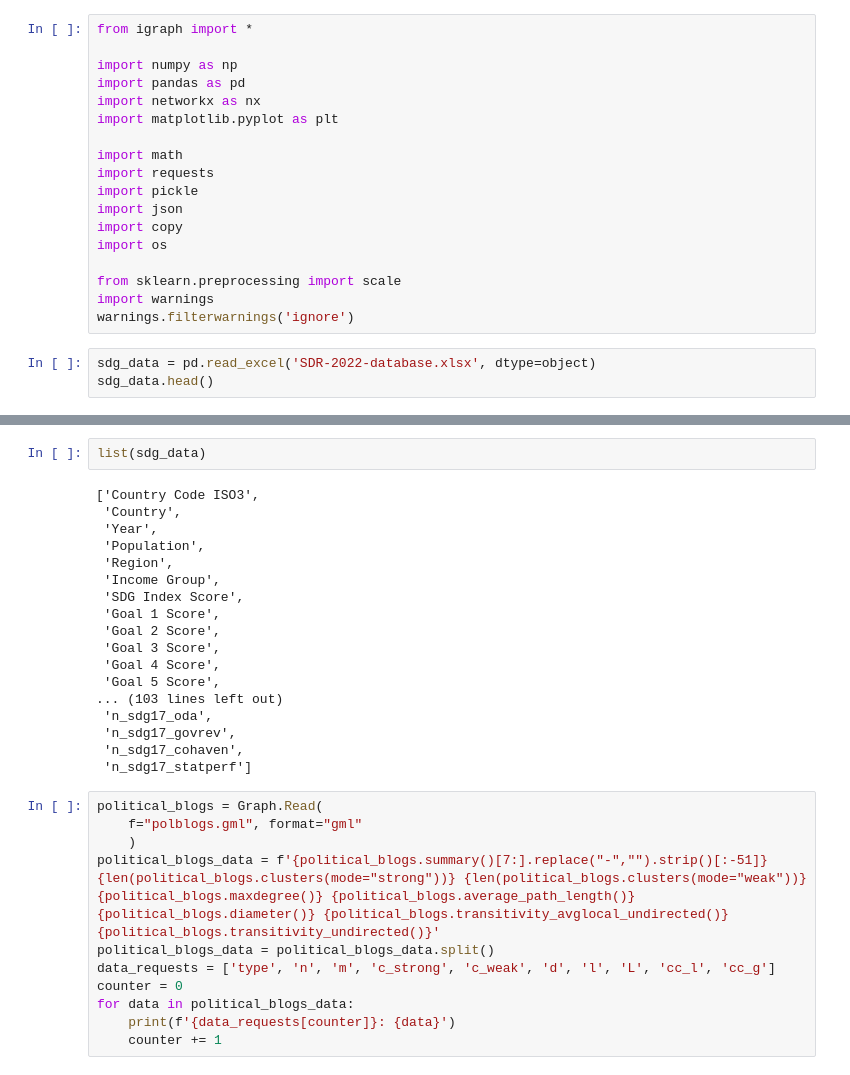
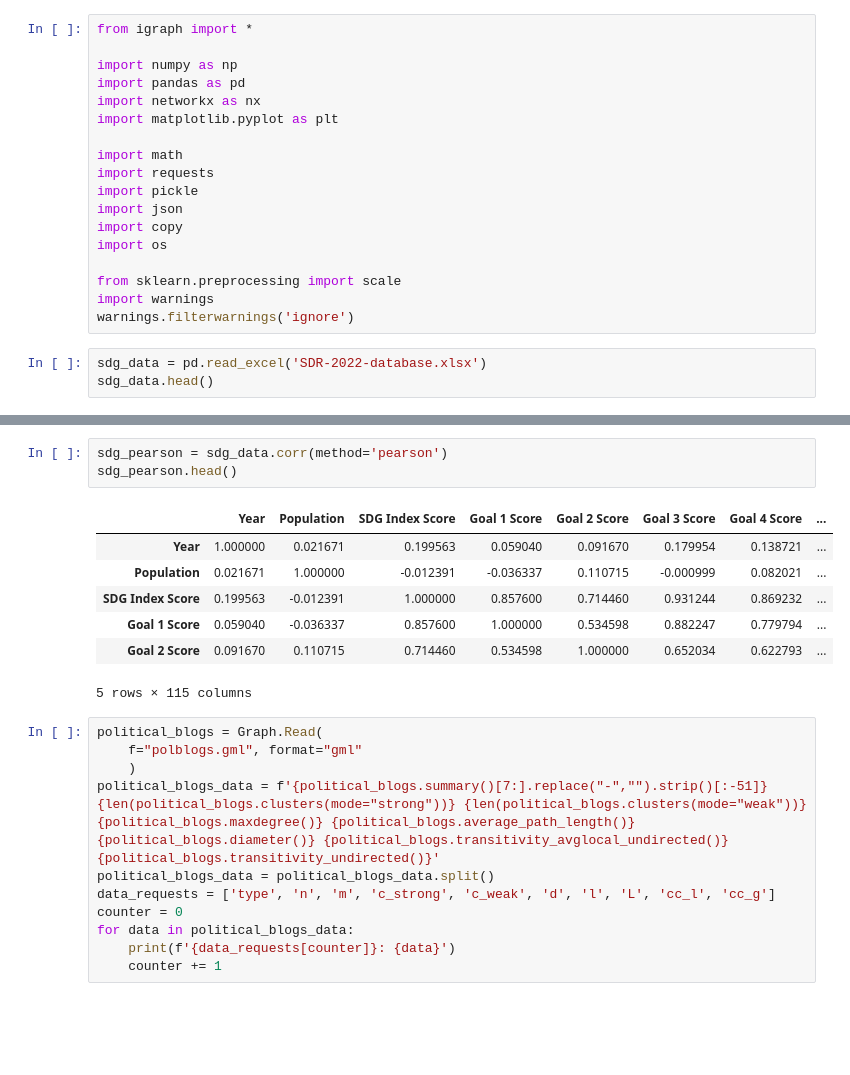
Before and after one commit to ericssimpson/sustainable-development-modeling, a Jupyter notebook: sdg_analysis.ipynb, the cells around one changed output, grey strips where cells are left out. Saved outputs shown, nothing was run; the diff lists cells and outputs as text; blank space fills up the shorter version.

```diff
--- a/sdg_analysis.ipynb
+++ b/sdg_analysis.ipynb
@@ -17,7 +17,7 @@ from sklearn.preprocessing import scale
 import warnings
 warnings.filterwarnings('ignore')
 # %%
-sdg_data = pd.read_excel('SDR-2022-database.xlsx', dtype=object)
+sdg_data = pd.read_excel('SDR-2022-database.xlsx')
 sdg_data.head()
 # %% [output]
 |  | Country Code ISO3 | Country | Year | Population | Region | Income Group | SDG Index Score | Goal 1 Score | ... |
@@ -29,24 +29,15 @@ sdg_data.head()
 5 rows × 119 columns
-# %%
-list(sdg_data)
-# %% [output]
-['Country Code ISO3',
- 'Country',
- 'Year',
- 'Population',
- 'Region',
- 'Income Group',
- 'SDG Index Score',
- 'Goal 1 Score',
- 'Goal 2 Score',
- 'Goal 3 Score',
- 'Goal 4 Score',
- 'Goal 5 Score',
-... (103 lines left out)
- 'n_sdg17_oda',
- 'n_sdg17_govrev',
- 'n_sdg17_cohaven',
- 'n_sdg17_statperf']
+# %%
+sdg_pearson = sdg_data.corr(method='pearson')
+sdg_pearson.head()
+# %% [output]
+|  | Year | Population | SDG Index Score | Goal 1 Score | Goal 2 Score | Goal 3 Score | Goal 4 Score | ... |
+| Year | 1.000000 | 0.021671 | 0.199563 | 0.059040 | 0.091670 | 0.179954 | 0.138721 | ... |
+| Population | 0.021671 | 1.000000 | -0.012391 | -0.036337 | 0.110715 | -0.000999 | 0.082021 | ... |
+| SDG Index Score | 0.199563 | -0.012391 | 1.000000 | 0.857600 | 0.714460 | 0.931244 | 0.869232 | ... |
+| Goal 1 Score | 0.059040 | -0.036337 | 0.857600 | 1.000000 | 0.534598 | 0.882247 | 0.779794 | ... |
+| Goal 2 Score | 0.091670 | 0.110715 | 0.714460 | 0.534598 | 1.000000 | 0.652034 | 0.622793 | ... |
+5 rows × 115 columns
 # %%
 political_blogs = Graph.Read(
     f="polblogs.gml", format="gml"
```
Also changed, not shown: parts of 1 cell of this notebook.
